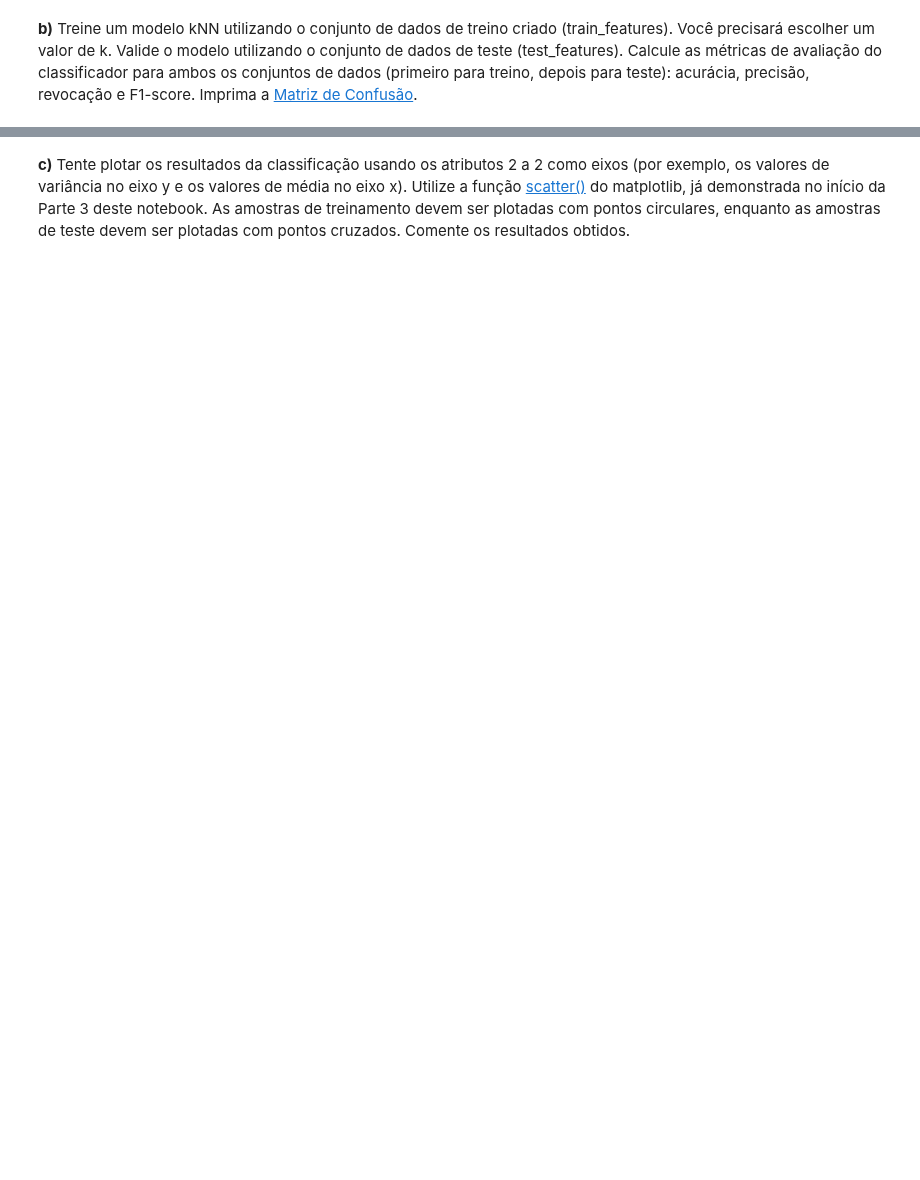
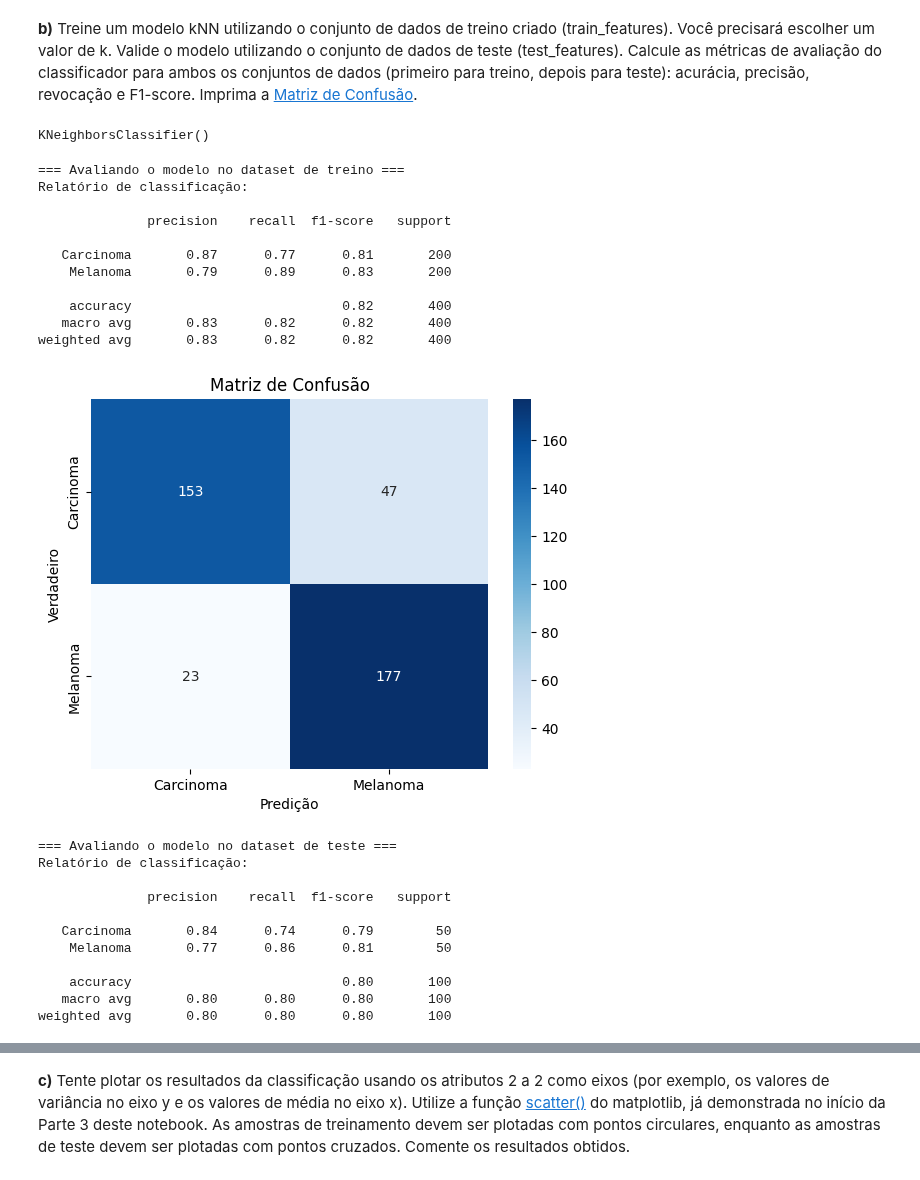
Before and after one commit to UNICAMP-EA979/2026s1-pi02-histogramas-knn-leticialopesms, a Jupyter notebook: Atividade.ipynb, the cells around one changed output, grey strips where cells are left out. Saved outputs shown, nothing was run; the diff lists cells and outputs as text; code cells hidden in the pictures; blank space fills up the shorter version.

```diff
--- a/Atividade.ipynb
+++ b/Atividade.ipynb
@@ -210,7 +222,10 @@ Dentre os atribitos mais comuns usados para a classificação de imagens, estão
 A função abaixo calcula, dada uma imagem em níveis de cinza, o histograma e seus atributos. Além dos atributos listados acima, ela também calcula os percentis 1, 10, 50, 90 e 99%.
 # %%
 def histstat(f):
-
+    """
+    f: image in grayscale
+    return: vector of 9 statistics
+    """
     h, bin_edges = np.histogram(f, 256, (0,255))
     hn = 1.0*h/h.sum() # compute the normalized image histogram
     cum_hn = np.cumsum(hn) # compute the cumulative image histogram
@@ -510,0 +540,62 @@ Utilize os conjuntos de dados criados anteriormente para obter os vetores de atr
+# %%
+k = 5
+knn = KNeighborsClassifier(n_neighbors=k)
+
+# Treinando o modelo KNN com os dados de treino
+knn.fit(features_train, labels_train)
+# %% [output]
+KNeighborsClassifier()
+# %%
+class_names = {
+    0: "Carcinoma",
+    1: "Melanoma"
+}
+
+def evaluate_model(model, features, labels):
+    """ Avalia o modelo utilizando as métricas de acurácia, precisão, recall e F1-score """
+    predictions = model.predict(features)
+
+    # Relatório de classificação
+    # Inclui as métricas de acurácia, precisão, recall e F1-score para cada classe
+    report = classification_report(labels, predictions, target_names=class_names.values())
+    print(f"Relatório de classificação:\n\n{report}")
+
+    # Matriz de confusão
+    fig, ax = plt.subplots()
+    cm = confusion_matrix(labels, predictions)
+    sns.heatmap(cm, annot=True, fmt="d", cmap="Blues", ax=ax,
+                xticklabels=class_names.values(), yticklabels=class_names.values())
+    plt.xlabel("Predição")
+    plt.ylabel("Verdadeiro")
+    plt.title("Matriz de Confusão")
+    plt.show()
+
+print(f"=== Avaliando o modelo no dataset de treino === ")
+evaluate_model(knn, features_train, labels_train)
+
+print(f"=== Avaliando o modelo no dataset de teste ===")
+evaluate_model(knn, features_test, labels_test)
+# %% [output]
+=== Avaliando o modelo no dataset de treino ===
+Relatório de classificação:
+
+              precision    recall  f1-score   support
+
+   Carcinoma       0.87      0.77      0.81       200
+    Melanoma       0.79      0.89      0.83       200
+
+    accuracy                           0.82       400
+   macro avg       0.83      0.82      0.82       400
+weighted avg       0.83      0.82      0.82       400
+[figure, added]
+=== Avaliando o modelo no dataset de teste ===
+Relatório de classificação:
+
+              precision    recall  f1-score   support
+
+   Carcinoma       0.84      0.74      0.79        50
+    Melanoma       0.77      0.86      0.81        50
+
+    accuracy                           0.80       100
+   macro avg       0.80      0.80      0.80       100
+weighted avg       0.80      0.80      0.80       100
```
Also changed, not shown: parts of 37 cells of this notebook.
